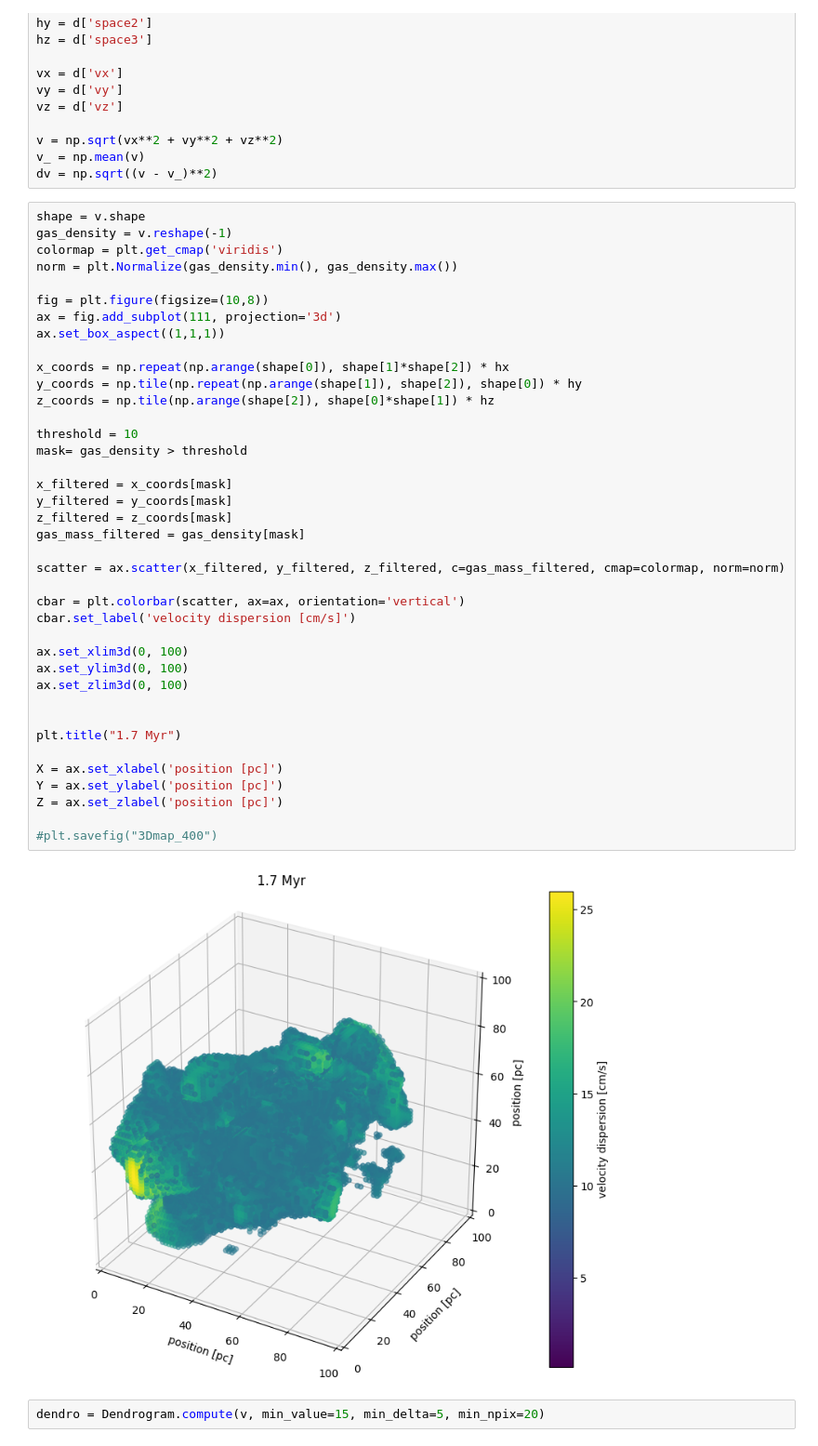
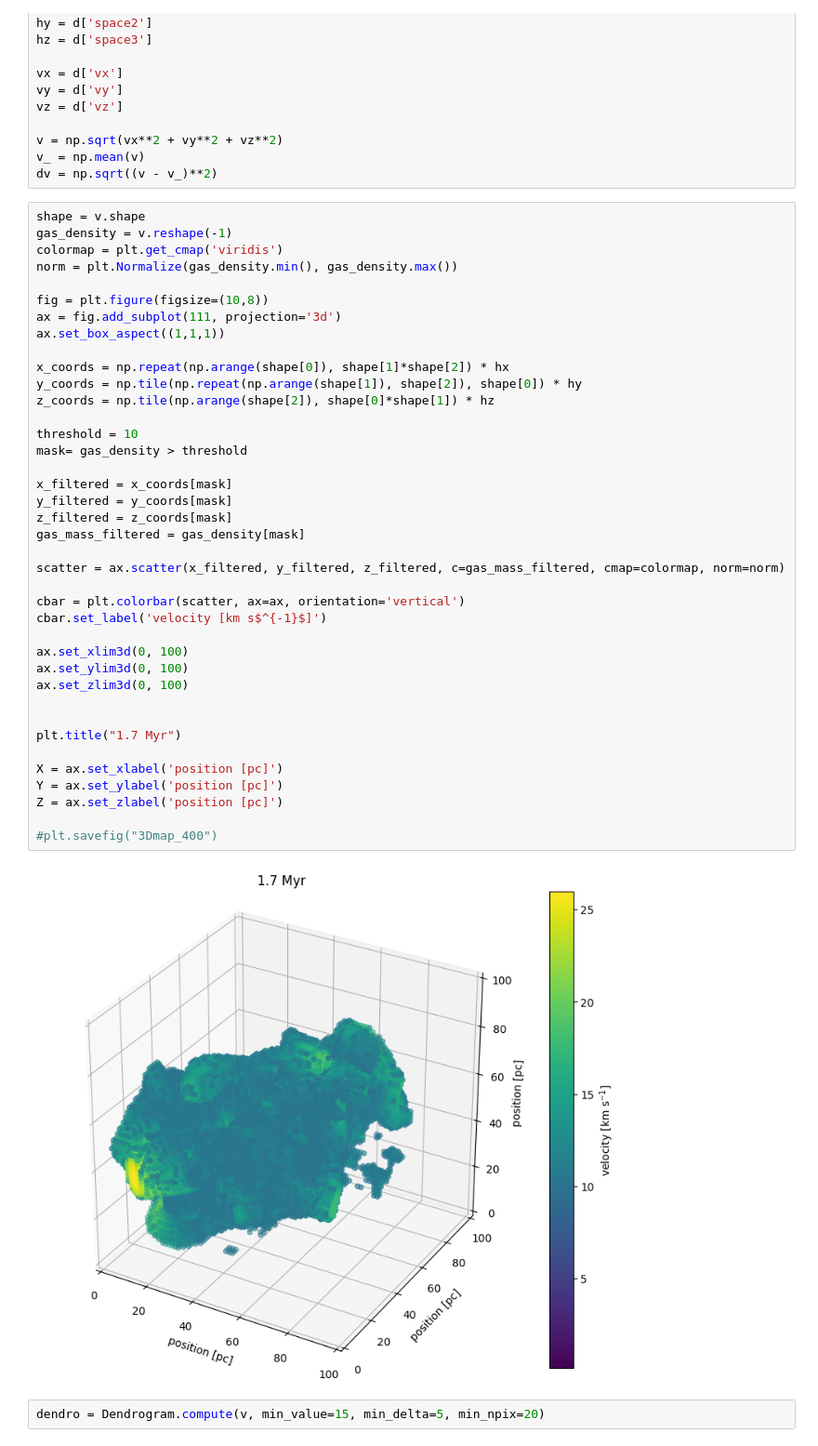
Before and after one commit to kotora260/StarGen, a Jupyter notebook: analysis_velocity_ppp/dendro_2200.ipynb, the cells around one changed output. Shown at 93% size. Cells and saved outputs as stored; diff of their text form.

```diff
--- a/analysis_velocity_ppp/dendro_2200.ipynb
+++ b/analysis_velocity_ppp/dendro_2200.ipynb
@@ -46,35 +46,35 @@ ax.set_box_aspect((1,1,1))
 
 x_coords = np.repeat(np.arange(shape[0]), shape[1]*shape[2]) * hx
 y_coords = np.tile(np.repeat(np.arange(shape[1]), shape[2]), shape[0]) * hy
 z_coords = np.tile(np.arange(shape[2]), shape[0]*shape[1]) * hz
 
 threshold = 10
 mask= gas_density > threshold
 
 x_filtered = x_coords[mask]
 y_filtered = y_coords[mask]
 z_filtered = z_coords[mask]
 gas_mass_filtered = gas_density[mask]
 
 scatter = ax.scatter(x_filtered, y_filtered, z_filtered, c=gas_mass_filtered, cmap=colormap, norm=norm)
 
 cbar = plt.colorbar(scatter, ax=ax, orientation='vertical')
-cbar.set_label('velocity dispersion [cm/s]')
+cbar.set_label('velocity [km s$^{-1}$]')
 
 ax.set_xlim3d(0, 100)
 ax.set_ylim3d(0, 100)
 ax.set_zlim3d(0, 100)
 
 
 plt.title("1.7 Myr")
 
 X = ax.set_xlabel('position [pc]')
 Y = ax.set_ylabel('position [pc]')
 Z = ax.set_zlabel('position [pc]')
 
 #plt.savefig("3Dmap_400")
 # %% [output]
-[figure, old version]
+[figure, new version]
 # %%
 dendro = Dendrogram.compute(v, min_value=15, min_delta=5, min_npix=20)
 # %%
```
Also changed, not shown: parts of 1 cell of this notebook.
